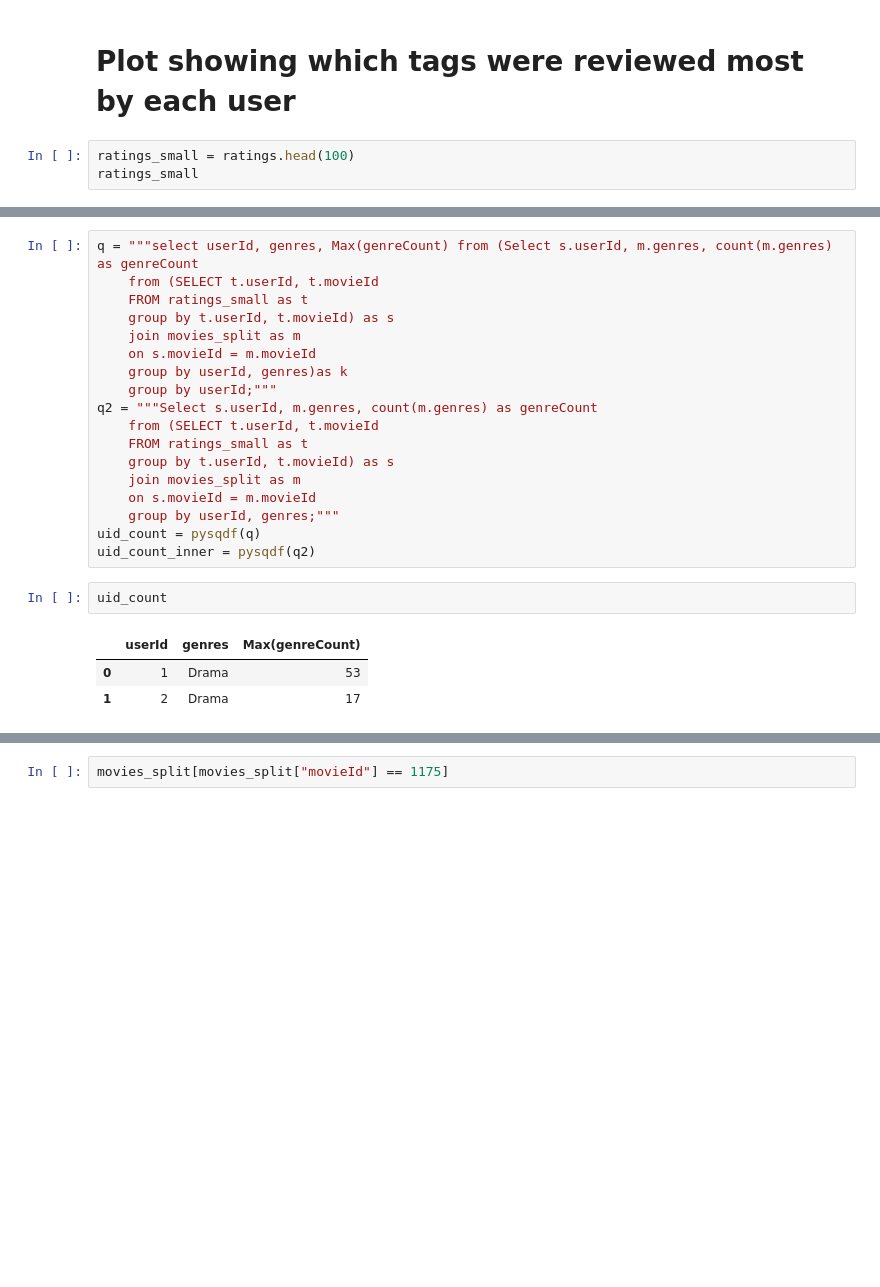
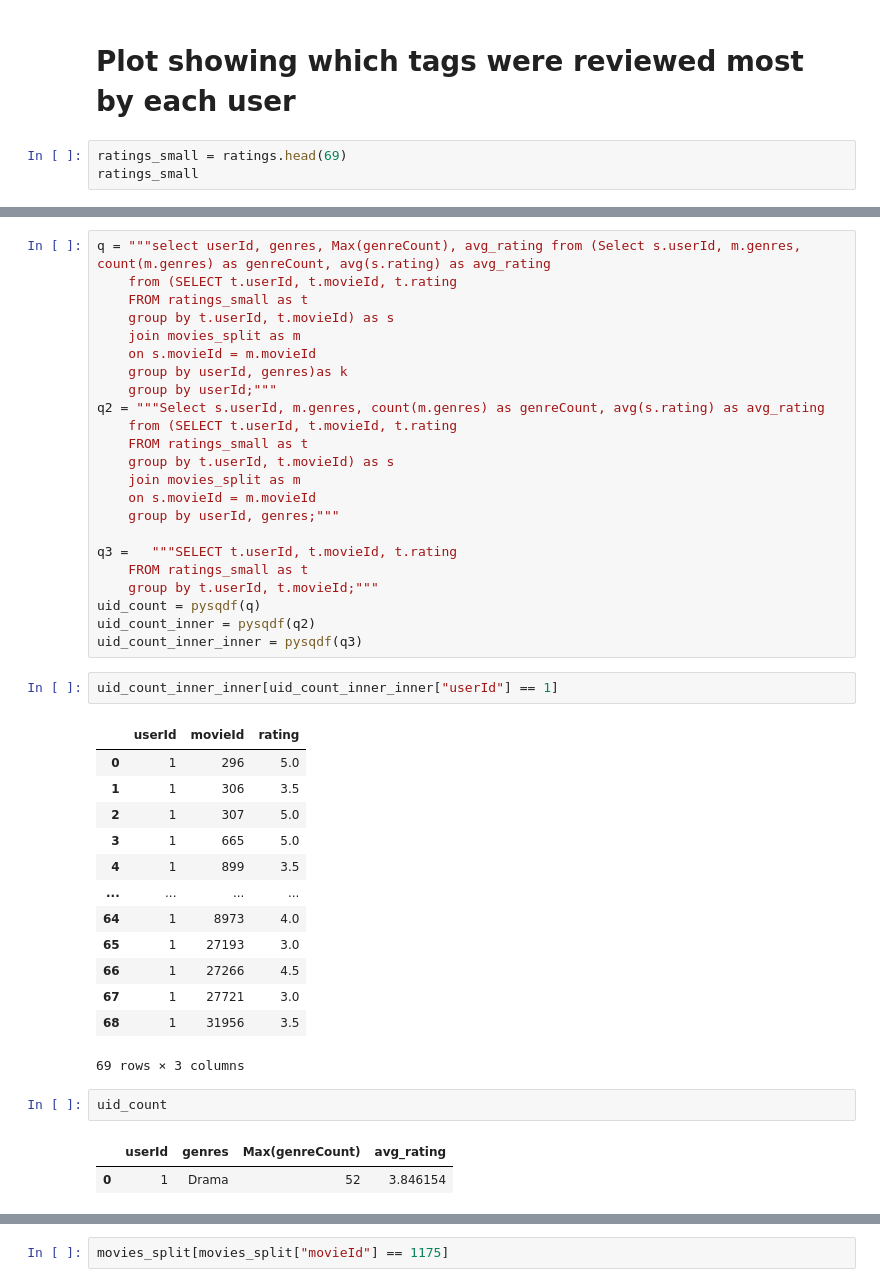
Before and after one commit to rkbhkp/Movie-Recomendation-with-ML, a Jupyter notebook: Milestone_2.ipynb, the cells around one changed output, grey strips where cells are left out. Drawn from its saved outputs; the diff is of its cells as text; blank space fills up the shorter version.

```diff
--- a/Milestone_2.ipynb
+++ b/Milestone_2.ipynb
@@ -421,7 +421,7 @@ The table above is a histogram that shows the number of times each tag was used.
 # %% [markdown]
 # Plot showing which tags were reviewed most by each user
 # %%
-ratings_small = ratings.head(100)
+ratings_small = ratings.head(69)
 ratings_small
 # %% [output]
 |  | userId | movieId | rating | timestamp |
@@ -440,24 +440,44 @@ ratings_small
 # %%
-q = """select userId, genres, Max(genreCount) from (Select s.userId, m.genres, count(m.genres) as genreCount
-    from (SELECT t.userId, t.movieId
+q = """select userId, genres, Max(genreCount), avg_rating from (Select s.userId, m.genres, count(m.genres) as genreCount, avg(s.rating) as avg_rating
+    from (SELECT t.userId, t.movieId, t.rating
     FROM ratings_small as t
     group by t.userId, t.movieId) as s
     join movies_split as m
     on s.movieId = m.movieId
     group by userId, genres)as k
     group by userId;"""
-q2 = """Select s.userId, m.genres, count(m.genres) as genreCount
-    from (SELECT t.userId, t.movieId
+q2 = """Select s.userId, m.genres, count(m.genres) as genreCount, avg(s.rating) as avg_rating
+    from (SELECT t.userId, t.movieId, t.rating
     FROM ratings_small as t
     group by t.userId, t.movieId) as s
     join movies_split as m
     on s.movieId = m.movieId
     group by userId, genres;"""
+
+q3 =   """SELECT t.userId, t.movieId, t.rating
+    FROM ratings_small as t
+    group by t.userId, t.movieId;"""
 uid_count = pysqdf(q)
 uid_count_inner = pysqdf(q2)
+uid_count_inner_inner = pysqdf(q3)
 # %%
-uid_count
+uid_count_inner_inner[uid_count_inner_inner["userId"] == 1]
 # %% [output]
-|  | userId | genres | Max(genreCount) |
-| 0 | 1 | Drama | 53 |
-| 1 | 2 | Drama | 17 |
+|  | userId | movieId | rating |
+| 0 | 1 | 296 | 5.0 |
+| 1 | 1 | 306 | 3.5 |
+| 2 | 1 | 307 | 5.0 |
+| 3 | 1 | 665 | 5.0 |
+| 4 | 1 | 899 | 3.5 |
+| ... | ... | ... | ... |
+| 64 | 1 | 8973 | 4.0 |
+| 65 | 1 | 27193 | 3.0 |
+| 66 | 1 | 27266 | 4.5 |
+| 67 | 1 | 27721 | 3.0 |
+| 68 | 1 | 31956 | 3.5 |
+69 rows × 3 columns
+# %%
+uid_count
+# %% [output]
+|  | userId | genres | Max(genreCount) | avg_rating |
+| 0 | 1 | Drama | 52 | 3.846154 |
```
Also changed, not shown: parts of 6 cells of this notebook.
